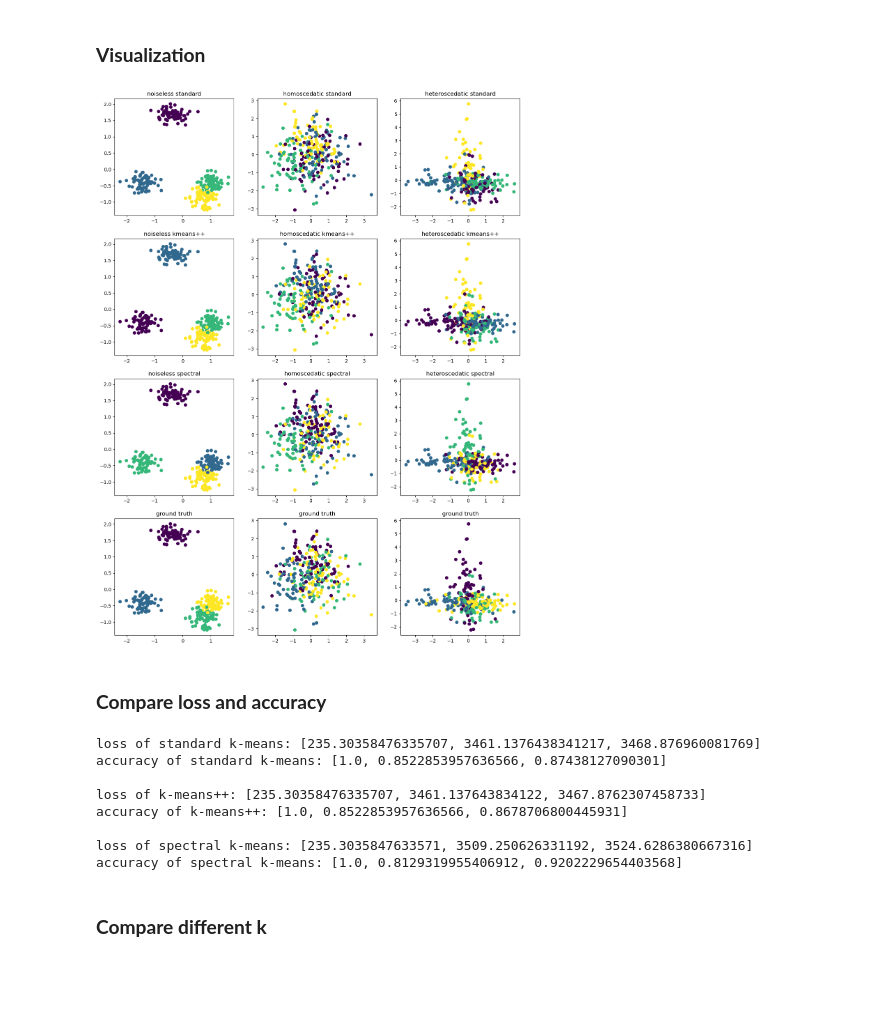
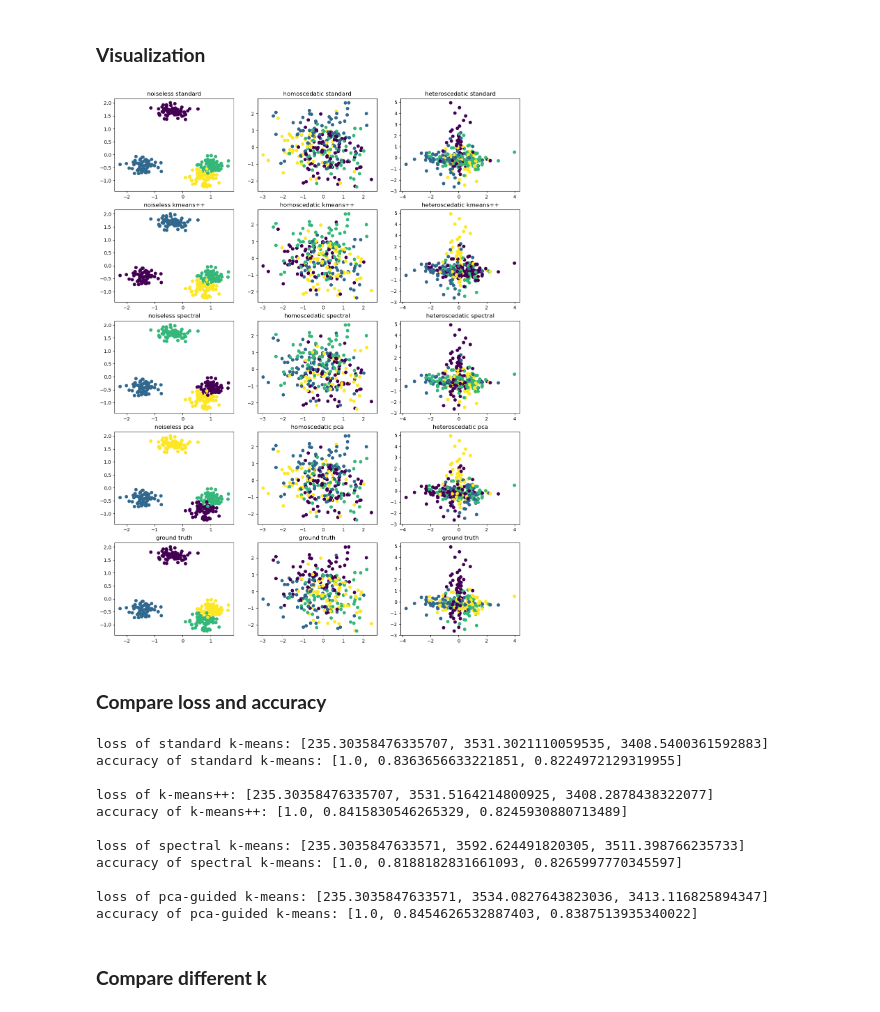
Before and after one commit to alexmaxad/Project-advanced-ML, a Jupyter notebook: Test noisy data.ipynb, the cells around one changed output. Drawn from its saved outputs; the diff is of its cells as text; code cells hidden in the pictures; blank space fills up the shorter version.

Commit message:
courbes finales sur noisy data

```diff
--- a/Test noisy data.ipynb
+++ b/Test noisy data.ipynb
@@ -146,7 +183,7 @@ loss_kmeans_spectral = []
 accuracy_kmeans_spectral = []
 
 # spectral clustering
-labels = final_spectral_clustering_sym(X, gaussian_similarity_function, k_nearest_neighboors= 8, number_of_clusters= n_clusters, weighted=False, eigensolver= compute_matrix_U_ARPACK)
+labels = final_spectral_clustering_sym(X, euclidian_similarity_function, k_nearest_neighboors= 5, number_of_clusters= n_clusters, weighted=True, eigensolver= compute_matrix_U_ARPACK)
 loss = loss_inertia(labels, X)
 y_spectral_original = labels
 
@@ -156,7 +193,7 @@ loss_kmeans_spectral.append(loss)
 accuracy_kmeans_spectral.append(rand_score(y, y_spectral_original))
 
 # spectral clustering on homoscedastic noised data
-labels = final_spectral_clustering_sym(X_noisy_homoscedastic, gaussian_similarity_function, k_nearest_neighboors= 8, number_of_clusters= n_clusters, weighted=False, eigensolver= compute_matrix_U_ARPACK)
+labels = final_spectral_clustering_sym(X_noisy_homoscedastic, euclidian_similarity_function, k_nearest_neighboors= 5, number_of_clusters= n_clusters, weighted=True, eigensolver= compute_matrix_U_ARPACK)
 loss = loss_inertia(labels, X_noisy_homoscedastic)
 y_spectral_homoscedastic = labels
 
@@ -166,7 +203,7 @@ loss_kmeans_spectral.append(loss)
 accuracy_kmeans_spectral.append(rand_score(y, y_spectral_homoscedastic))
 
 # spectral clustering on heteroscedatic noised data
-labels = final_spectral_clustering_sym(X_noisy_heteroscedastic, gaussian_similarity_function, k_nearest_neighboors= 8, number_of_clusters= n_clusters, weighted=False, eigensolver= compute_matrix_U_ARPACK)
+labels = final_spectral_clustering_sym(X_noisy_heteroscedastic, euclidian_similarity_function, k_nearest_neighboors= 5, number_of_clusters= n_clusters, weighted=True, eigensolver= compute_matrix_U_ARPACK)
 loss = loss_inertia(labels, X_noisy_heteroscedastic)
 y_spectral_heteroscedastic = labels
 
@@ -179,7 +216,7 @@ accuracy_kmeans_spectral.append(rand_score(y, y_spectral_heteroscedastic))
 # %%
 # print clustering
 fig = plt.figure(figsize=(15, 20))
-axes = fig.subplots(nrows=4, ncols=3)
+axes = fig.subplots(nrows=5, ncols=3)
 
 ax=axes[0,0]
 ax.scatter(X[:, 0], X[:, 1], c=y_original, cmap='viridis')
@@ -202,36 +239,48 @@ ax.scatter(X_noisy_homoscedastic[:, 0], X_noisy_homoscedastic[:, 1], c=y_pp_homo
 ax.set_title('homoscedatic kmeans++')
 
 ax=axes[1,2]
 ax.scatter(X_noisy_heteroscedastic[:, 0], X_noisy_heteroscedastic[:, 1], c=y_pp_heteroscedastic, cmap='viridis')
 ax.set_title('heteroscedatic kmeans++')
 
 ax=axes[2,0]
 ax.scatter(X[:, 0], X[:, 1], c=y_spectral_original, cmap='viridis')
 ax.set_title('noiseless spectral')
 
 ax=axes[2,1]
 ax.scatter(X_noisy_homoscedastic[:, 0], X_noisy_homoscedastic[:, 1], c=y_spectral_homoscedastic, cmap='viridis')
 ax.set_title('homoscedatic spectral')
 
 ax=axes[2,2]
 ax.scatter(X_noisy_heteroscedastic[:, 0], X_noisy_heteroscedastic[:, 1], c=y_spectral_heteroscedastic, cmap='viridis')
 ax.set_title('heteroscedatic spectral')
 
 ax=axes[3,0]
+ax.scatter(X[:, 0], X[:, 1], c=y_pca_original, cmap='viridis')
+ax.set_title('noiseless pca')
+
+ax=axes[3,1]
+ax.scatter(X_noisy_homoscedastic[:, 0], X_noisy_homoscedastic[:, 1], c=y_pca_homoscedastic, cmap='viridis')
+ax.set_title('homoscedatic pca')
+
+ax=axes[3,2]
+ax.scatter(X_noisy_heteroscedastic[:, 0], X_noisy_heteroscedastic[:, 1], c=y_pca_heteroscedastic, cmap='viridis')
+ax.set_title('heteroscedatic pca')
+
+ax=axes[4,0]
 ax.scatter(X[:, 0], X[:, 1], c=y, cmap='viridis')
 ax.set_title('ground truth')
 
-ax=axes[3,1]
+ax=axes[4,1]
 ax.scatter(X_noisy_homoscedastic[:, 0], X_noisy_homoscedastic[:, 1], c=y, cmap='viridis')
 ax.set_title('ground truth')
 
-ax=axes[3,2]
+ax=axes[4,2]
 ax.scatter(X_noisy_heteroscedastic[:, 0], X_noisy_heteroscedastic[:, 1], c=y, cmap='viridis')
 ax.set_title('ground truth')
 
 plt.show()
 # %% [output]
-[figure, old version]
+[figure, new version]
 # %% [markdown]
 ### **Compare loss and accuracy**
 # %%
@@ -252,15 +301,24 @@ print(f'loss of spectral k-means:', loss_kmeans_spectral)
 
 # print accuracy
 print(f'accuracy of spectral k-means:', accuracy_kmeans_spectral, '\n')
+
+# print loss
+print(f'loss of pca-guided k-means:', loss_kmeans_pca)
+
+# print accuracy
+print(f'accuracy of pca-guided k-means:', accuracy_kmeans_pca, '\n')
 # %% [output]
-loss of standard k-means: [235.30358476335707, 3461.1376438341217, 3468.876960081769]
-accuracy of standard k-means: [1.0, 0.8522853957636566, 0.87438127090301]
+loss of standard k-means: [235.30358476335707, 3531.3021110059535, 3408.5400361592883]
+accuracy of standard k-means: [1.0, 0.8363656633221851, 0.8224972129319955]
 
-loss of k-means++: [235.30358476335707, 3461.137643834122, 3467.8762307458733]
-accuracy of k-means++: [1.0, 0.8522853957636566, 0.8678706800445931]
+loss of k-means++: [235.30358476335707, 3531.5164214800925, 3408.2878438322077]
+accuracy of k-means++: [1.0, 0.8415830546265329, 0.8245930880713489]
 
-loss of spectral k-means: [235.3035847633571, 3509.250626331192, 3524.6286380667316]
-accuracy of spectral k-means: [1.0, 0.8129319955406912, 0.9202229654403568]
+loss of spectral k-means: [235.3035847633571, 3592.624491820305, 3511.398766235733]
+accuracy of spectral k-means: [1.0, 0.8188182831661093, 0.8265997770345597]
+
+loss of pca-guided k-means: [235.3035847633571, 3534.0827643823036, 3413.116825894347]
+accuracy of pca-guided k-means: [1.0, 0.8454626532887403, 0.8387513935340022]
 # %% [markdown]
 ### **Compare different k**
 # %%
```
Also changed, not shown: parts of 9 cells of this notebook.
